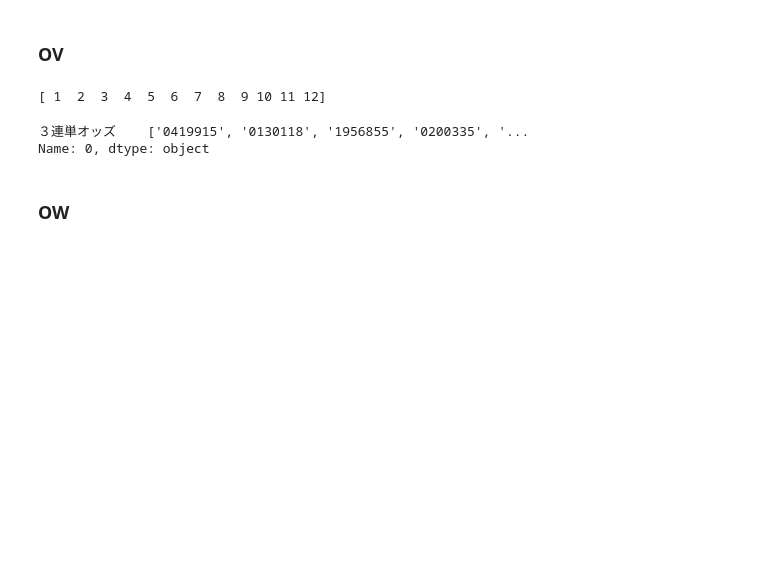
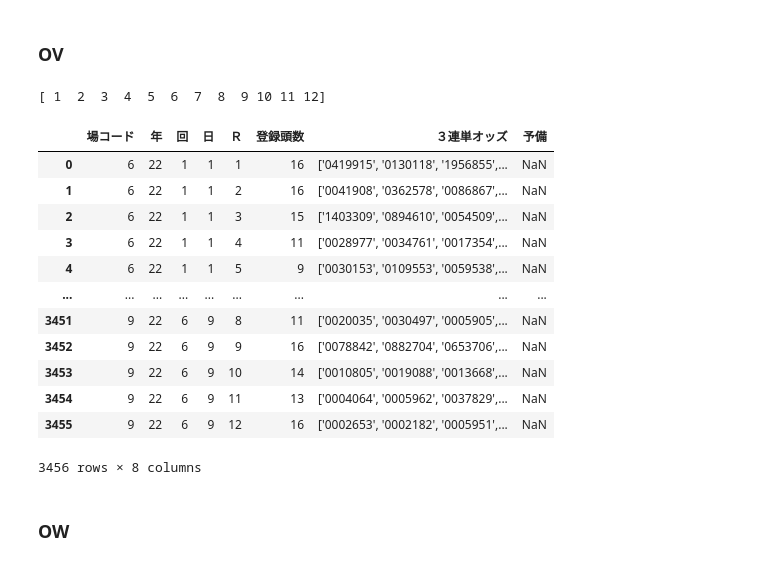
Before and after one commit to abukuma777/get_jrdb, a Jupyter notebook: data_check.ipynb, the cells around one changed output. Drawn from its saved outputs; the diff is of its cells as text; code cells hidden in the pictures; blank space fills up the shorter version.

```diff
--- a/data_check.ipynb
+++ b/data_check.ipynb
@@ -570,15 +596,26 @@ Name: 0, dtype: object
 # %%
 File_type = 'OV'
 year = 2022
 df_a = pd.read_csv(f'/app/data/jrdb_csv/{File_type}/{File_type}_{year}.csv')
-df_a
 
 print(df_a['日'].unique())
-df_a.iloc[0, 6:7]
+
+df_a
 # %% [output]
 [ 1  2  3  4  5  6  7  8  9 10 11 12]
+|  | 場コード | 年 | 回 | 日 | Ｒ | 登録頭数 | ３連単オッズ | 予備 |
+| 0 | 6 | 22 | 1 | 1 | 1 | 16 | ['0419915', '0130118', '1956855',... | NaN |
+| 1 | 6 | 22 | 1 | 1 | 2 | 16 | ['0041908', '0362578', '0086867',... | NaN |
+| 2 | 6 | 22 | 1 | 1 | 3 | 15 | ['1403309', '0894610', '0054509',... | NaN |
+| 3 | 6 | 22 | 1 | 1 | 4 | 11 | ['0028977', '0034761', '0017354',... | NaN |
+| 4 | 6 | 22 | 1 | 1 | 5 | 9 | ['0030153', '0109553', '0059538',... | NaN |
+| ... | ... | ... | ... | ... | ... | ... | ... | ... |
+| 3451 | 9 | 22 | 6 | 9 | 8 | 11 | ['0020035', '0030497', '0005905',... | NaN |
+| 3452 | 9 | 22 | 6 | 9 | 9 | 16 | ['0078842', '0882704', '0653706',... | NaN |
+| 3453 | 9 | 22 | 6 | 9 | 10 | 14 | ['0010805', '0019088', '0013668',... | NaN |
+| 3454 | 9 | 22 | 6 | 9 | 11 | 13 | ['0004064', '0005962', '0037829',... | NaN |
+| 3455 | 9 | 22 | 6 | 9 | 12 | 16 | ['0002653', '0002182', '0005951',... | NaN |
-３連単オッズ    ['0419915', '0130118', '1956855', '0200335', '...
-Name: 0, dtype: object
+3456 rows × 8 columns
 # %% [markdown]
 ### OW
 # %%
```
Also changed, not shown: parts of 4 cells of this notebook, 1 other file.
